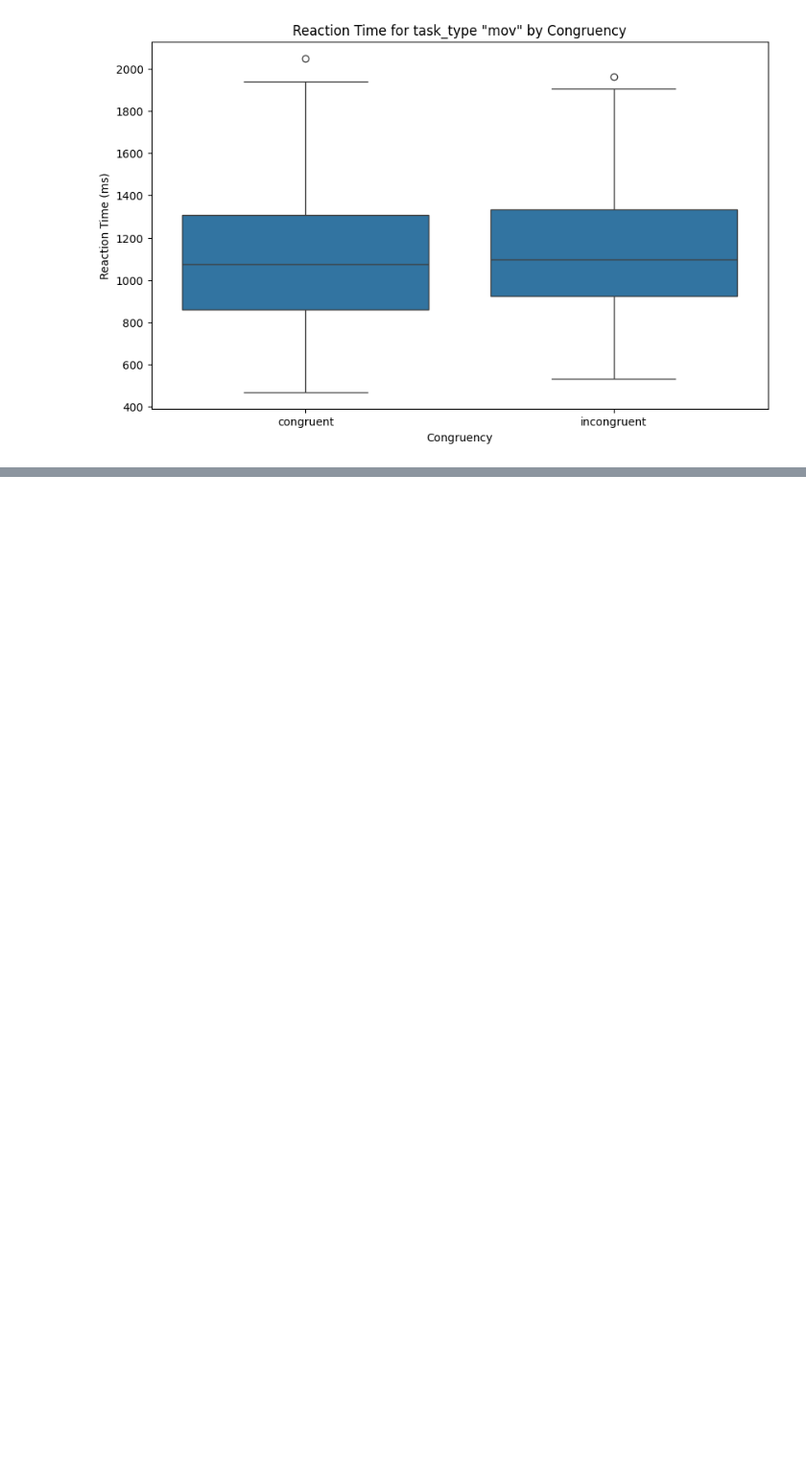
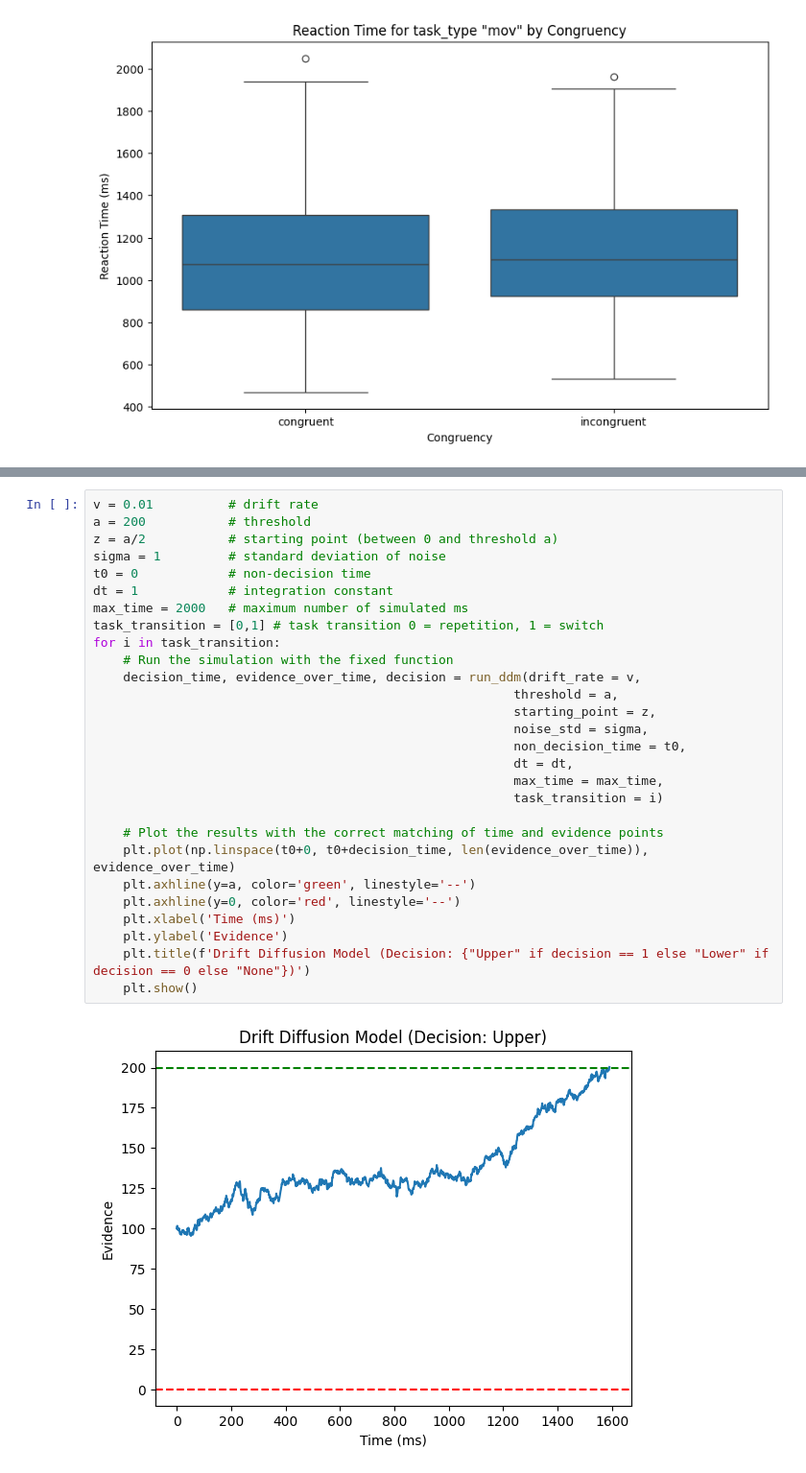
Before and after one commit to Kirschberg32/SwitchingTask_MfCS, a Jupyter notebook: Test.ipynb, the cells around one changed output, grey strips where cells are left out. Shown at 96% size. Drawn from its saved outputs; the diff is of its cells as text; blank space fills up the shorter version.

```diff
--- a/Test.ipynb
+++ b/Test.ipynb
@@ -206,0 +285,30 @@ plt.show()
+# %%
+v = 0.01          # drift rate
+a = 200           # threshold
+z = a/2           # starting point (between 0 and threshold a)
+sigma = 1         # standard deviation of noise
+t0 = 0            # non-decision time
+dt = 1            # integration constant
+max_time = 2000   # maximum number of simulated ms
+task_transition = [0,1] # task transition 0 = repetition, 1 = switch
+for i in task_transition:
+    # Run the simulation with the fixed function
+    decision_time, evidence_over_time, decision = run_ddm(drift_rate = v,
+                                                        threshold = a,
+                                                        starting_point = z,
+                                                        noise_std = sigma,
+                                                        non_decision_time = t0,
+                                                        dt = dt,
+                                                        max_time = max_time,
+                                                        task_transition = i)
+
+    # Plot the results with the correct matching of time and evidence points
+    plt.plot(np.linspace(t0+0, t0+decision_time, len(evidence_over_time)), evidence_over_time)
+    plt.axhline(y=a, color='green', linestyle='--')
+    plt.axhline(y=0, color='red', linestyle='--')
+    plt.xlabel('Time (ms)')
+    plt.ylabel('Evidence')
+    plt.title(f'Drift Diffusion Model (Decision: {"Upper" if decision == 1 else "Lower" if decision == 0 else "None"})')
+    plt.show()
+# %% [output]
+[figure, added]
```
Also changed, not shown: parts of 8 cells of this notebook, 1 other file.
